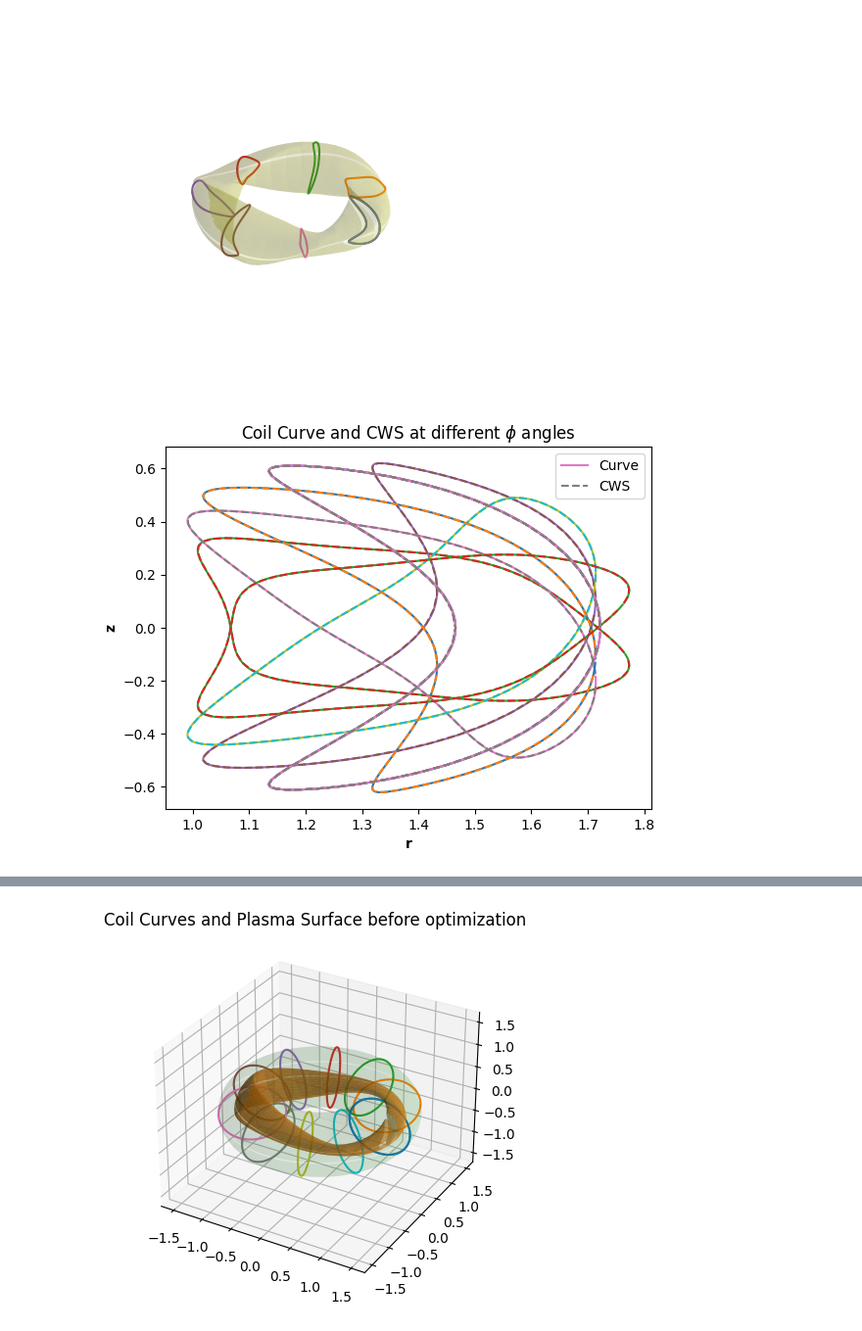
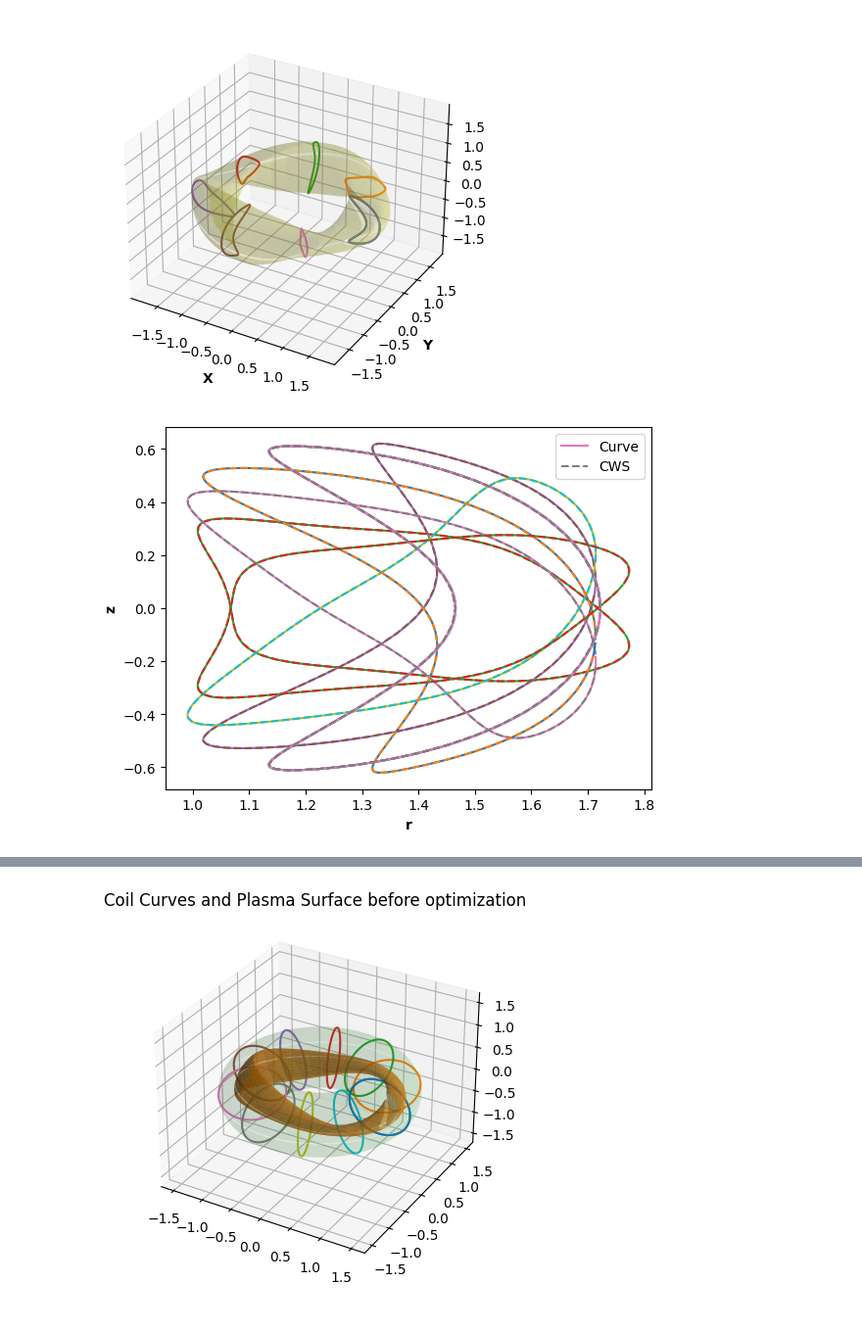
Before and after one commit to joaopedrobiu6/PIC_JB, a Jupyter notebook: images/jefimages.ipynb, the cells around one changed output, grey strips where cells are left out. Shown: that part at 98% size. Saved outputs shown, nothing was run; the diff lists cells and outputs as text; code cells hidden in the pictures.

```diff
--- a/images/jefimages.ipynb
+++ b/images/jefimages.ipynb
@@ -33,7 +33,7 @@ def image_maker(filename, name1, name2):
 
     s.plot(ax=ax, show=False, alpha=0.2)
     #plt.title("Superimposed Coil Curves and CWS")
-    plt.axis('off')
+    #plt.axis('off')
 
     ax.set_xlabel('X', weight='bold')
     ax.set_ylabel('Y', weight='bold')
@@ -64,7 +64,7 @@ def image_maker(filename, name1, name2):
     ax.plot(r, z, "--", label=f"CWS")
     ax.legend()
     #ax.legend()
-    ax.set_title(r"Coil Curve and CWS at different $\phi$ angles")
+    #ax.set_title(r"Coil Curve and CWS at different $\phi$ angles")
     ax.set_xlabel("r", weight='bold')
     ax.set_ylabel("z", weight='bold')
 
@@ -72,8 +72,8 @@ def image_maker(filename, name1, name2):
     plt.show()
 # %%
 image_maker(filename, "plot2d_1.png", "plot3d_1.png")
-image_maker(w7x, "w7x_2d.png", "w7x_3d.png")
-image_maker(circular_tokamak, "tokamak_2d.png", "tokamak_3d.png")
+#image_maker(w7x, "w7x_2d.png", "w7x_3d.png")
+#image_maker(circular_tokamak, "tokamak_2d.png", "tokamak_3d.png")
 # %% [output]
-[figure, old version]
+[figure, new version]
-[figure, old version]
+[figure, new version]
```
Also changed, not shown: parts of 1 cell of this notebook, 38 other files.
